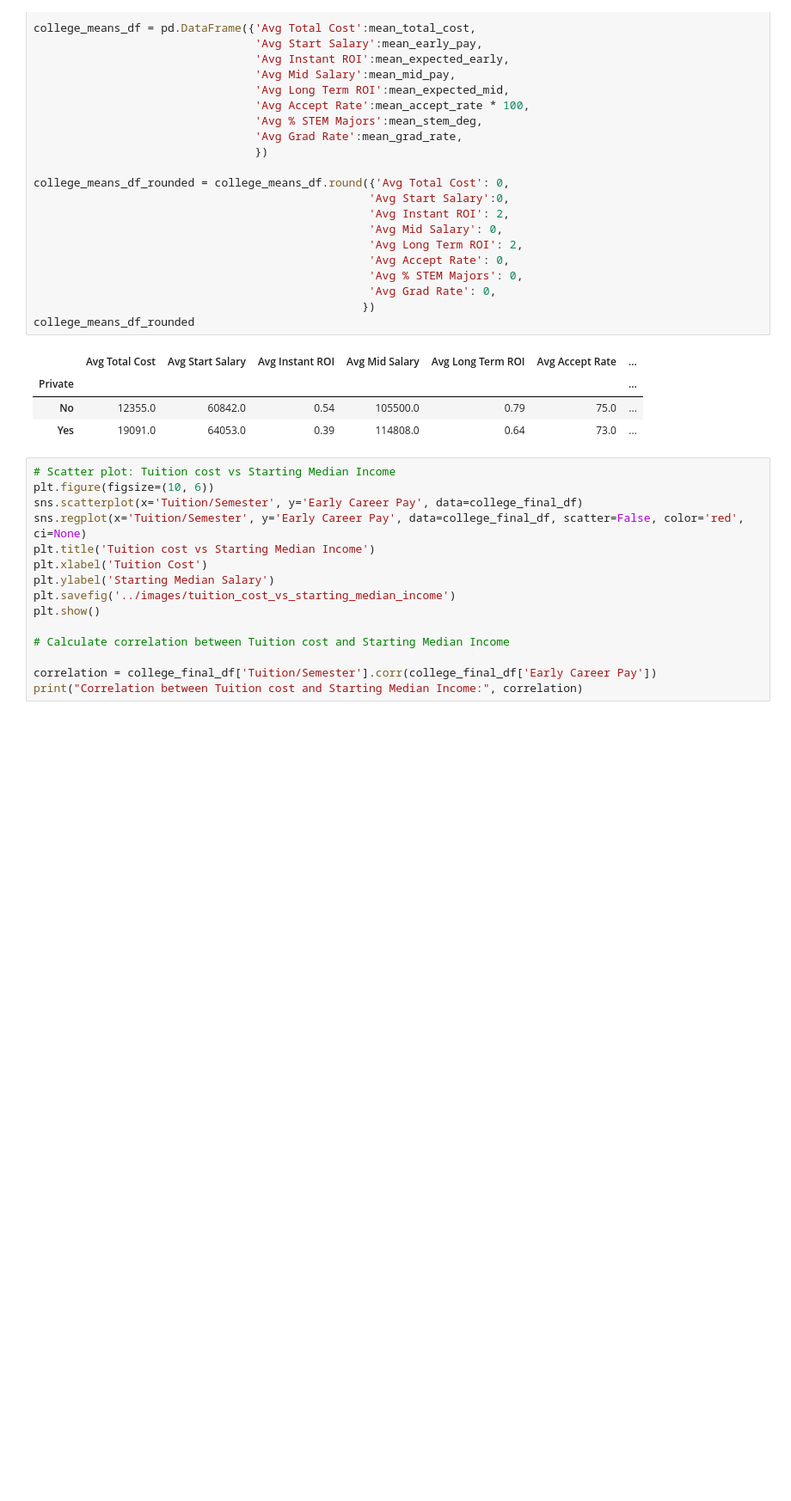
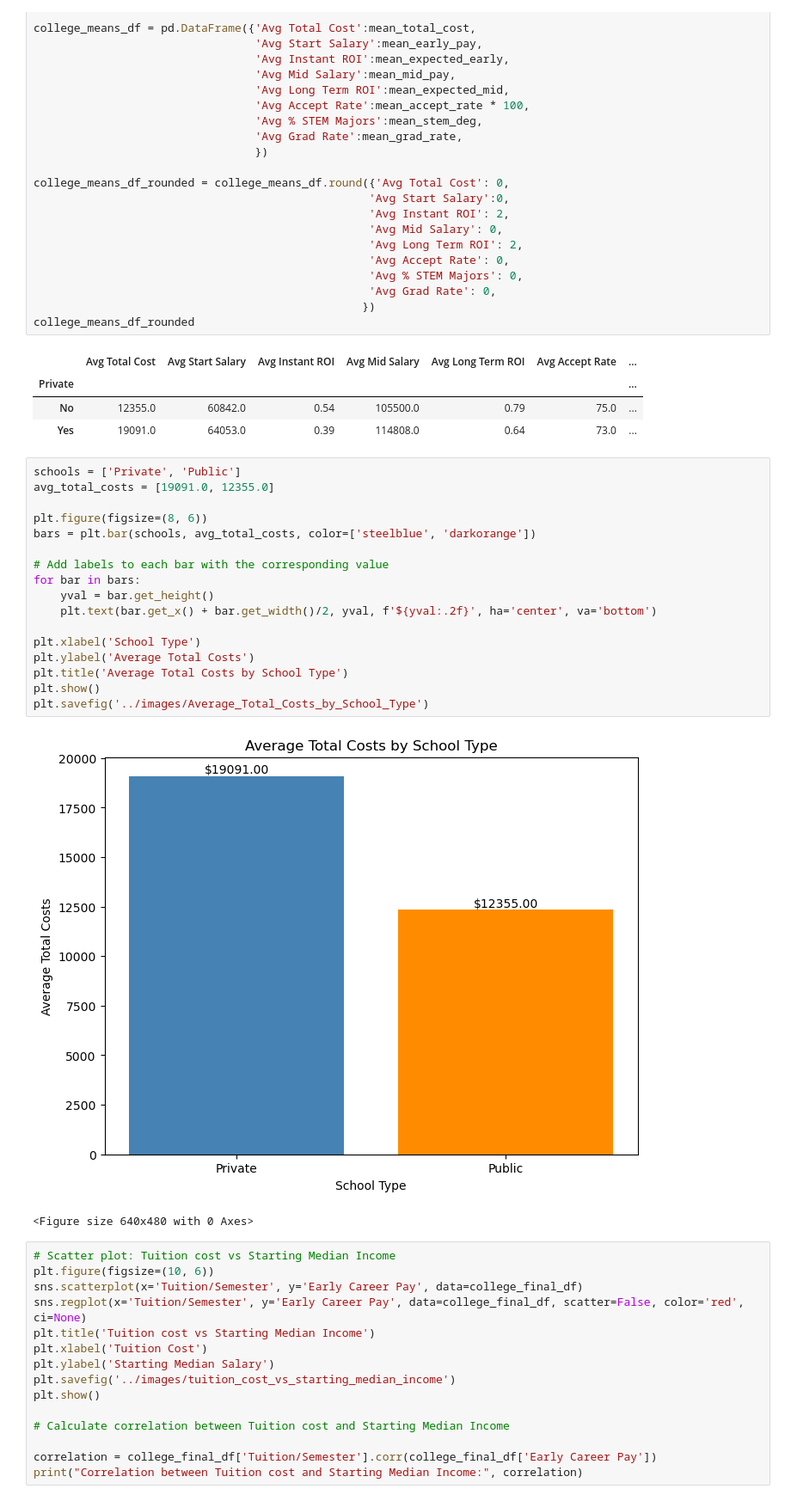
Before and after one commit to sWeeks99/Education_Trends_and_Opportunities, a Jupyter notebook: data/project_final_draft.ipynb, the cells around one changed output. Shown at 86% size. Saved outputs shown, nothing was run; the diff lists cells and outputs as text; blank space fills up the shorter version.

```diff
--- a/data/project_final_draft.ipynb
+++ b/data/project_final_draft.ipynb
@@ -161,6 +161,26 @@ college_means_df_rounded
 | Private |  |  |  |  |  |  | ... |
 | No | 12355.0 | 60842.0 | 0.54 | 105500.0 | 0.79 | 75.0 | ... |
 | Yes | 19091.0 | 64053.0 | 0.39 | 114808.0 | 0.64 | 73.0 | ... |
+# %%
+schools = ['Private', 'Public']
+avg_total_costs = [19091.0, 12355.0]
+
+plt.figure(figsize=(8, 6))
+bars = plt.bar(schools, avg_total_costs, color=['steelblue', 'darkorange'])
+
+# Add labels to each bar with the corresponding value
+for bar in bars:
+    yval = bar.get_height()
+    plt.text(bar.get_x() + bar.get_width()/2, yval, f'${yval:.2f}', ha='center', va='bottom')
+
+plt.xlabel('School Type')
+plt.ylabel('Average Total Costs')
+plt.title('Average Total Costs by School Type')
+plt.show()
+plt.savefig('../images/Average_Total_Costs_by_School_Type')
+# %% [output]
+[figure, added]
+<Figure size 640x480 with 0 Axes>
 # %%
 # Scatter plot: Tuition cost vs Starting Median Income
 plt.figure(figsize=(10, 6))
```
Also changed, not shown: parts of 3 cells of this notebook.
